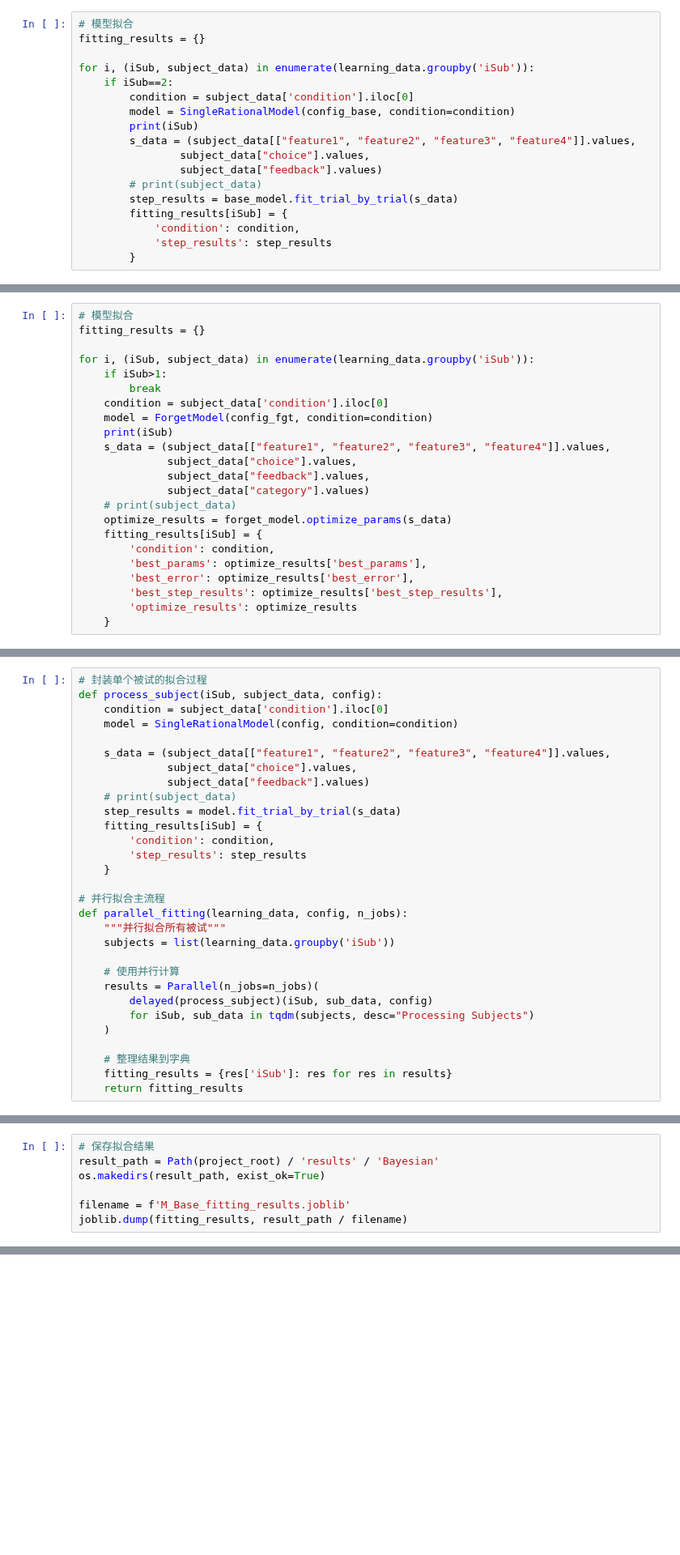
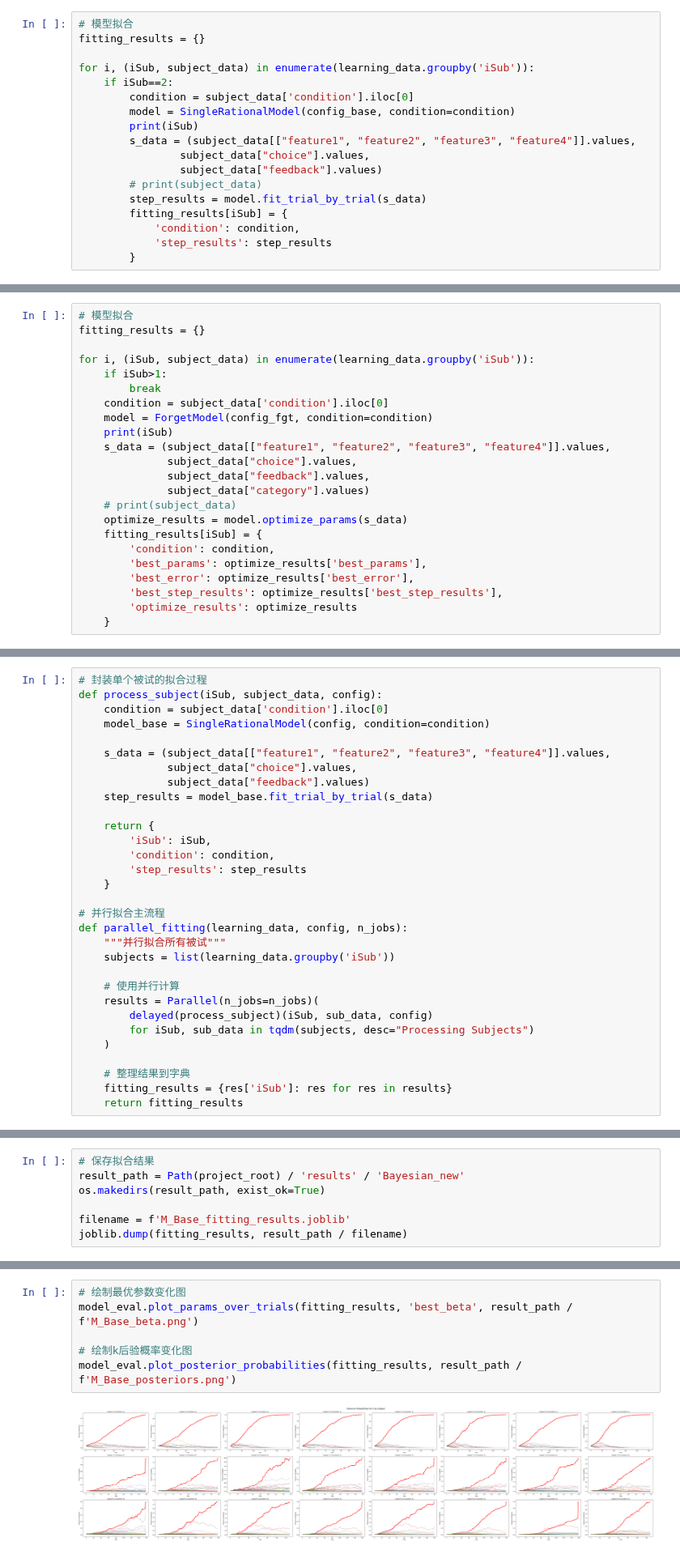
Before and after one commit to yjiong0228/CategoryLearning, a Jupyter notebook: notebooks/Bayesian-New.ipynb, the cells around one changed output, grey strips where cells are left out. Shown at 81% size. Drawn from its saved outputs; the diff is of its cells as text; blank space fills up the shorter version.

```diff
--- a/notebooks/Bayesian-New.ipynb
+++ b/notebooks/Bayesian-New.ipynb
@@ -74,7 +70,7 @@ for i, (iSub, subject_data) in enumerate(learning_data.groupby('iSub')):
                 subject_data["choice"].values,
                 subject_data["feedback"].values)
         # print(subject_data)
-        step_results = base_model.fit_trial_by_trial(s_data)
+        step_results = model.fit_trial_by_trial(s_data)
         fitting_results[iSub] = {
             'condition': condition,
             'step_results': step_results
@@ -131,7 +106,7 @@ for i, (iSub, subject_data) in enumerate(learning_data.groupby('iSub')):
               subject_data["feedback"].values,
               subject_data["category"].values)
     # print(subject_data)
-    optimize_results = forget_model.optimize_params(s_data)
+    optimize_results = model.optimize_params(s_data)
     fitting_results[iSub] = {
         'condition': condition,
         'best_params': optimize_results['best_params'],
@@ -157,14 +130,15 @@ base_model = SingleRationalModel(config_base)
 # 封装单个被试的拟合过程
 def process_subject(iSub, subject_data, config):
     condition = subject_data['condition'].iloc[0]
-    model = SingleRationalModel(config, condition=condition)
+    model_base = SingleRationalModel(config, condition=condition)
 
     s_data = (subject_data[["feature1", "feature2", "feature3", "feature4"]].values,
               subject_data["choice"].values,
               subject_data["feedback"].values)
-    # print(subject_data)
-    step_results = model.fit_trial_by_trial(s_data)
-    fitting_results[iSub] = {
+    step_results = model_base.fit_trial_by_trial(s_data)
+
+    return {
+        'iSub': iSub,
         'condition': condition,
         'step_results': step_results
     }
@@ -193,6 +167,6 @@ fitting_results
 # %%
 # 保存拟合结果
-result_path = Path(project_root) / 'results' / 'Bayesian'
+result_path = Path(project_root) / 'results' / 'Bayesian_new'
 os.makedirs(result_path, exist_ok=True)
 
 filename = f'M_Base_fitting_results.joblib'
@@ -204,6 +180,14 @@ importlib.reload(model_eval)
 from src.Bayesian.utils.model_evaluation import ModelEval
 
 model_eval = ModelEval()
+# %%
+# 绘制最优参数变化图
+model_eval.plot_params_over_trials(fitting_results, 'best_beta', result_path / f'M_Base_beta.png')
+
+# 绘制k后验概率变化图
+model_eval.plot_posterior_probabilities(fitting_results, result_path / f'M_Base_posteriors.png')
+# %% [output]
+[figure, added]
 # %%
 # 加载拟合结果
 fitting_results = joblib.load(result_path / 'M_Base_fitting_results.joblib')
```
Also changed, not shown: parts of 10 cells of this notebook, 6 other files.
